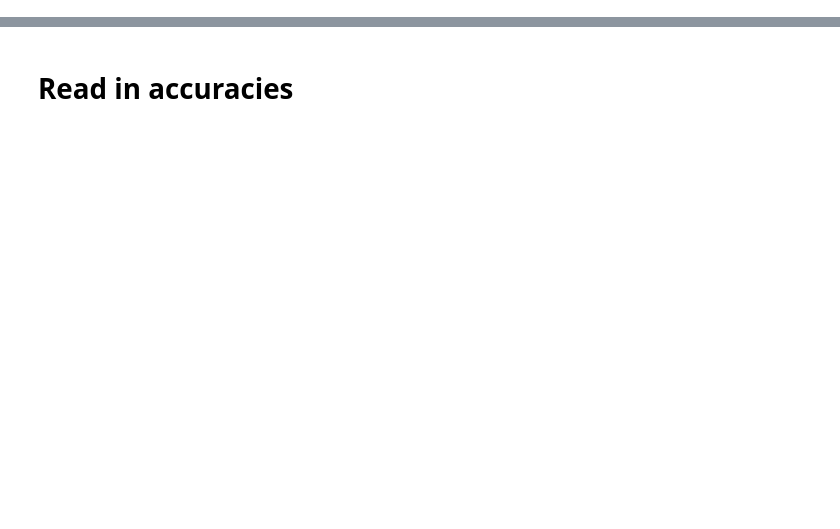
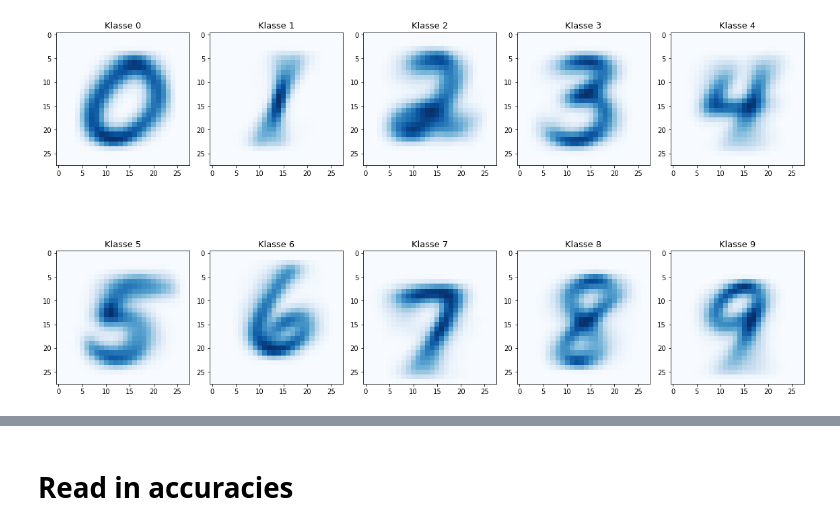
Before and after one commit to iamfredo/gans_mnist, a Jupyter notebook: gan_evaluation.ipynb, the cells around one changed output, grey strips where cells are left out. Saved outputs shown, nothing was run; the diff lists cells and outputs as text; code cells hidden in the pictures; blank space fills up the shorter version.

```diff
--- a/gan_evaluation.ipynb
+++ b/gan_evaluation.ipynb
@@ -6,0 +39,22 @@ import seaborn as sns
+# %%
+mean_pixels_dict = {}
+
+for i in range(10):
+    mean_pxl = np.zeros((784,1))
+    for img in X_train_explore[y_train_explore==i]:
+        for pixel in enumerate(img.reshape(784,1)):
+            #print(pixel[1][0])
+            mean_pxl[pixel[0]] += pixel[1][0]
+    mean_pxl /= len(X_train_explore[y_train_explore==i])
+    mean_pixels_dict[i] = mean_pxl
+# %%
+plt.figure(figsize=(16,10))
+for i in range(10):
+    plt.subplot(2,5,i+1)
+    plt.title(f"Klasse {i}", fontsize=13)
+    plt.imshow(mean_pixels_dict[i].reshape(28,28,1), cmap="Blues")
+plt.tight_layout()
+#plt.savefig("generated/plots/mean_pixel_dist.svg")
+plt.show()
+# %% [output]
+[figure, added]
```
Also changed, not shown: parts of 103 cells of this notebook, 1 other file.
